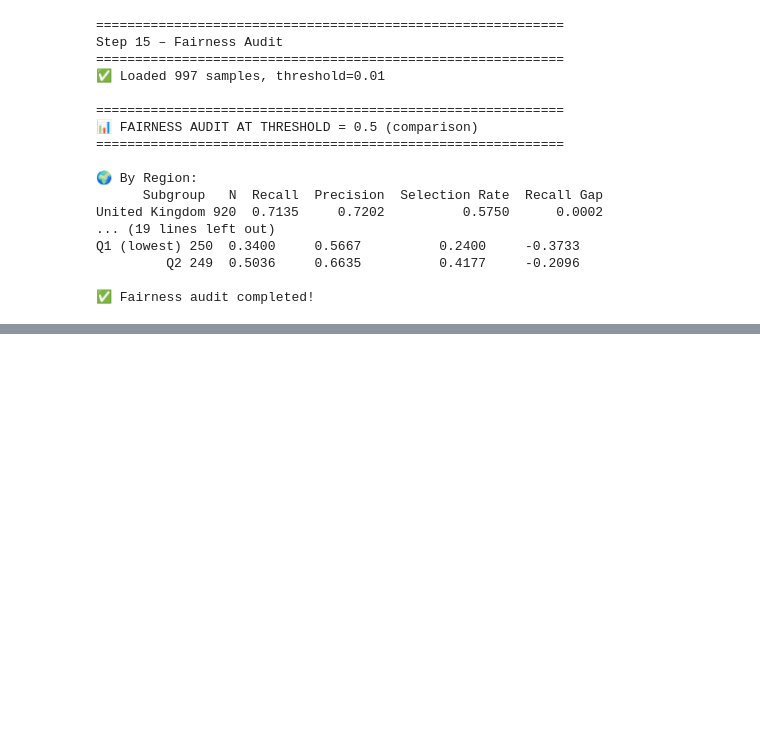
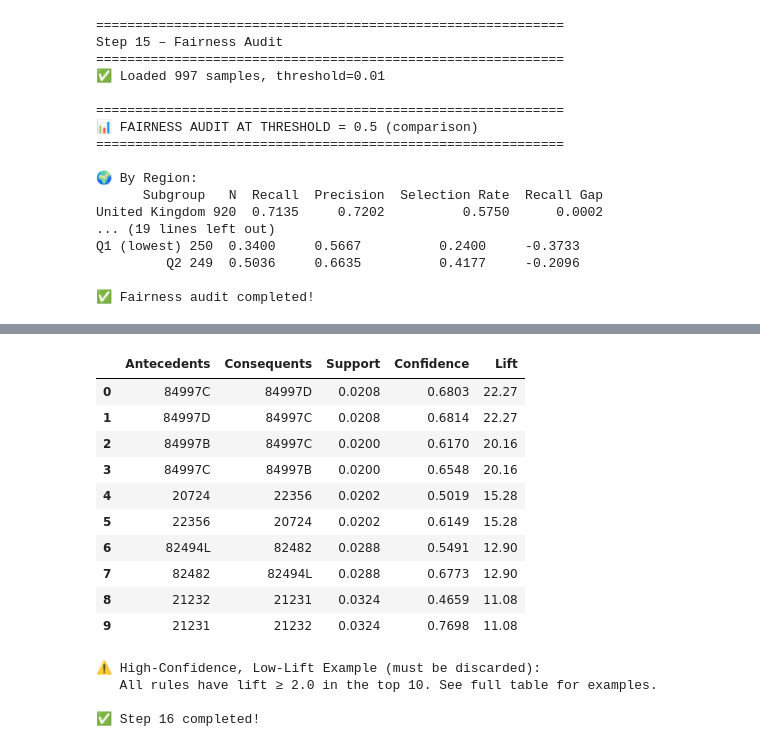
Before and after one commit to Abosiyam/Capstone, a Jupyter notebook: notebooks/01_exploration.ipynb, the cells around one changed output, grey strips where cells are left out. Drawn from its saved outputs; the diff is of its cells as text; code cells hidden in the pictures; blank space fills up the shorter version.

Commit message:
Document Head B results in notebook

```diff
--- a/notebooks/01_exploration.ipynb
+++ b/notebooks/01_exploration.ipynb
@@ -3469,0 +3499,55 @@ Q1 (lowest) 250  0.3400     0.5667          0.2400     -0.3733
+# %%
+# ============================================================================
+# Step 16 – Head B: Association Rule Mining Results
+# ============================================================================
+
+import json
+import pandas as pd
+from pathlib import Path
+
+print("=" * 60)
+print("Step 16 – Head B: Association Rules")
+print("=" * 60)
+
+# ---------- 1. Load the rules ----------
+RULES_PATH = Path('../artifacts/rules.json')
+METRICS_PATH = Path('../artifacts/recommendation_metrics.json')
+
+with open(RULES_PATH, 'r') as f:
+    payload = json.load(f)
+
+metadata = payload['metadata']
+rules = payload['rules']
+
+print(f"\n📊 Mining Metadata:")
+for key, value in metadata.items():
+    print(f"   {key}: {value}")
+
+print(f"\n✅ Total rules kept: {len(rules)}")
+
+# ---------- 2. Display top 10 rules by lift ----------
+print("\n📋 Top 10 Rules by Lift:")
+rules_df = pd.DataFrame([
+    {
+        'Antecedents': ' + '.join(r['antecedents']),
+        'Consequents': ' + '.join(r['consequents']),
+        'Support': round(r['support'], 4),
+        'Confidence': round(r['confidence'], 4),
+        'Lift': round(r['lift'], 2)
+    }
+    for r in rules
+])
+rules_df = rules_df.sort_values('Lift', ascending=False).head(10)
+display(rules_df)
+
+# ---------- 3. High-confidence, low-lift example ----------
+print("\n⚠️ High-Confidence, Low-Lift Example (must be discarded):")
+# Find a rule with high confidence but low lift
+low_lift = rules_df[rules_df['Lift'] < 2.0].head(3)
+if len(low_lift) > 0:
+    display(low_lift)
+else:
+    print("   All rules have lift ≥ 2.0 in the top 10. See full table for examples.")
+
+print("\n✅ Step 16 completed!")
+# %% [output]
@@ -3469,0 +3571,15 @@ Q1 (lowest) 250  0.3400     0.5667          0.2400     -0.3733
+|  | Antecedents | Consequents | Support | Confidence | Lift |
+| 0 | 84997C | 84997D | 0.0208 | 0.6803 | 22.27 |
+| 1 | 84997D | 84997C | 0.0208 | 0.6814 | 22.27 |
+| 2 | 84997B | 84997C | 0.0200 | 0.6170 | 20.16 |
+| 3 | 84997C | 84997B | 0.0200 | 0.6548 | 20.16 |
+| 4 | 20724 | 22356 | 0.0202 | 0.5019 | 15.28 |
+| 5 | 22356 | 20724 | 0.0202 | 0.6149 | 15.28 |
+| 6 | 82494L | 82482 | 0.0288 | 0.5491 | 12.90 |
+| 7 | 82482 | 82494L | 0.0288 | 0.6773 | 12.90 |
+| 8 | 21232 | 21231 | 0.0324 | 0.4659 | 11.08 |
+| 9 | 21231 | 21232 | 0.0324 | 0.7698 | 11.08 |
+⚠️ High-Confidence, Low-Lift Example (must be discarded):
+   All rules have lift ≥ 2.0 in the top 10. See full table for examples.
+
+✅ Step 16 completed!
```
Also changed, not shown: parts of 4 cells of this notebook.
